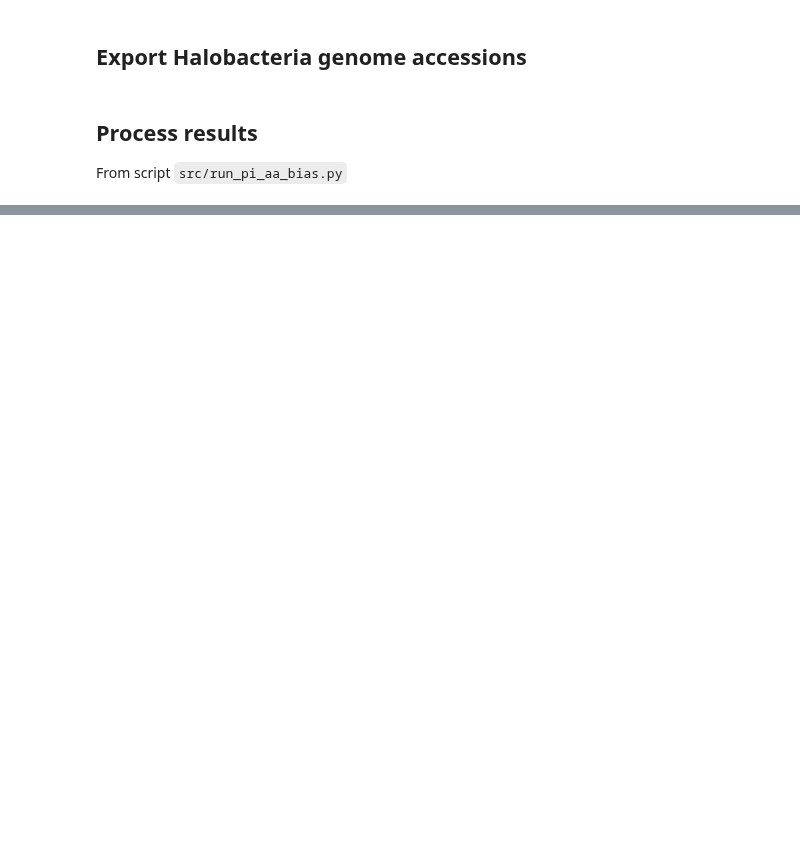
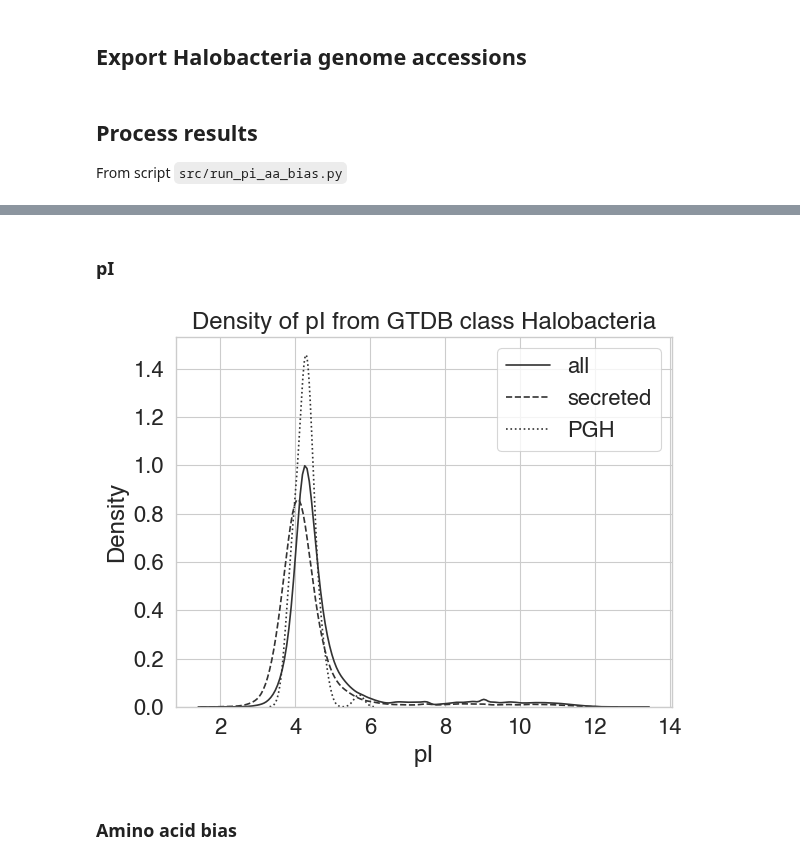
Before and after one commit to srom/archaea-vs-bacteria, a Jupyter notebook: notebook/halobacteria_bias.ipynb, the cells around one changed output, grey strips where cells are left out. Cells and saved outputs as stored; diff of their text form; code cells hidden in the pictures; blank space fills up the shorter version.

Commit message:
Halobacteria pI and AA bias

```diff
--- a/notebook/halobacteria_bias.ipynb
+++ b/notebook/halobacteria_bias.ipynb
@@ -26,3 +25,7 @@ figures_folder = Path('./figures')
 assert figures_folder.is_dir()
 # %%
 gtdb_metadata = pd.read_csv(data_folder / 'gtdb_metadata.csv', index_col='ncbi_accession')
+# %%
+pgh_proteins = pd.read_csv(data_folder / 'pgh_proteins.csv')
+pgh_proteins['id'] = pgh_proteins.apply(lambda row: f"{row['protein_id']}@{row['assembly_accession']}", axis=1)
+pgh_proteins.head()
@@ -28,0 +39,5 @@ gtdb_metadata = pd.read_csv(data_folder / 'gtdb_metadata.csv', index_col='ncbi_a
+# %%
+signalp = pd.read_csv(data_folder / 'halobacteria_bias' / 'Halobacteria_signalp6_output.csv')
+signalp = signalp.rename(columns={'protein_id': 'id'})
+assert len(signalp['id'].unique()) == len(signalp)
+signalp.head()
@@ -37,3 +59,20 @@ pd.DataFrame.from_dict({
 ## Process results
 
 From script `src/run_pi_aa_bias.py`
+# %%
+bias_df = pd.read_csv(data_folder / 'halobacteria_bias' / 'Halobacteria_proteins_pI_aa.csv.gz')
+bias_df['assembly_accession'] = bias_df['id'].apply(lambda v: v.split('@')[1])
+bias_df = pd.merge(
+    bias_df,
+    signalp[['id', 'signal_peptide']],
+    on='id',
+    how='left',
+)
+bias_df = pd.merge(
+    bias_df,
+    pgh_proteins[['id', 'pgh_architecture']],
+    on='id',
+    how='left',
+)
+bias_df = bias_df.sort_values(['assembly_accession', 'id']).set_index('assembly_accession')
+bias_df.head()
@@ -39,0 +88,16 @@ From script `src/run_pi_aa_bias.py`
+# %% [markdown]
+### pI
+# %%
+ax = sns.kdeplot(bias_df['pI'].values, color='#333333', label='all', common_norm=True)
+sns.kdeplot(bias_df[bias_df['signal_peptide'].notnull()]['pI'].values, color='#333333', label='secreted', linestyle='dashed', ax=ax)
+sns.kdeplot(bias_df[bias_df['pgh_architecture'].notnull()]['pI'].values, color='#333333', label='PGH', linestyle='dotted', ax=ax)
+
+ax.set_xlabel('pI');
+ax.set_title('Density of pI from GTDB class Halobacteria');
+ax.legend();
+
+plt.gcf().savefig(figures_folder / 'halobacteria_bias' / 'Halobacteria_pI.pdf', dpi=300, bbox_inches='tight');
+# %% [output]
+[figure, added]
+# %% [markdown]
+### Amino acid bias
```
Also changed, not shown: parts of 8 cells of this notebook, 3 other files.
